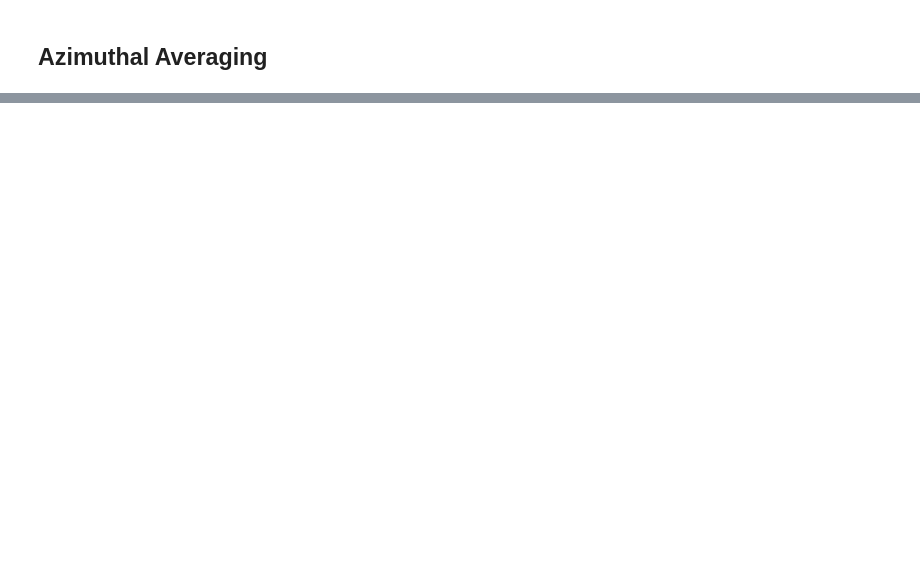
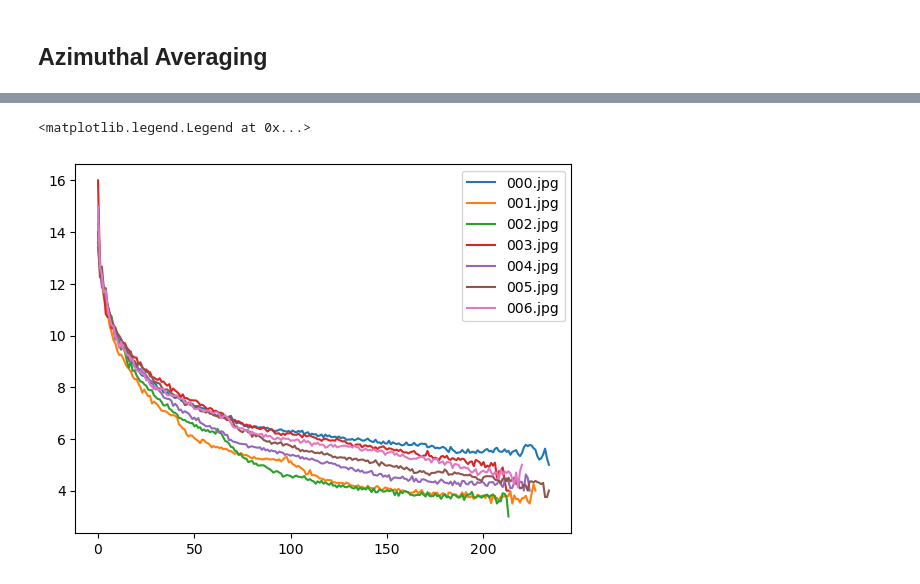
Before and after one commit to yooseungkim/Signals-and-Systems-PA, a Jupyter notebook: 2d_fourier.ipynb, the cells around one changed output, grey strips where cells are left out. Drawn from its saved outputs; the diff is of its cells as text; code cells hidden in the pictures; blank space fills up the shorter version.

```diff
--- a/2d_fourier.ipynb
+++ b/2d_fourier.ipynb
@@ -159,7 +62,7 @@ process ended
 # %% [markdown]
 ## Azimuthal Averaging
 # %%
-def azimuthal_averaging(img: Matrix):
+def azimuthal_averaging(img: np.ndarray):
     h, w = img.shape
     center = (h // 2, w // 2)
     max_radius = np.sqrt(center[0] ** 2 + center[1] ** 2)
@@ -168,12 +71,11 @@ def azimuthal_averaging(img: Matrix):
     max_radius = int(max_radius)
     cum_sum_freq = np.array([0 for _ in range(max_radius)])
     pixels = np.array([0 for _ in range(max_radius)])
-
     for i in range(h):
         for j in range(w):
-            radius = np.sqrt((i - center[0]) ** 2 + (j - center[1]) ** 2)
-            cum_sum_freq[int(radius)] += img[i][j]
-            pixels[int(radius)] += 1
+            radius = int(np.sqrt((i - center[0]) ** 2 + (j - center[1]) ** 2))
+            cum_sum_freq[radius] += img[i][j]
+            pixels[radius] += 1
     cum_sum_freq = cum_sum_freq / pixels
-    cum_sum_freq = np.sort(cum_sum_freq)[::-1]
+    cum_sum_freq = cum_sum_freq[::-1]
     return cum_sum_freq
@@ -202,0 +97,10 @@ array([3.38078567e+06, 5.43457500e+05, 4.04389875e+05, 2.08816067e+05,
+# %%
+for i in range(7):
+    img = images[i]
+    fft_img = fft2(img)
+    azimuthal = azimuthal_averaging(np.log(np.abs(fft_img)))
+    plt.plot(azimuthal, label = "00{}.jpg".format(i))
+plt.legend()
+# %% [output]
+<matplotlib.legend.Legend at 0x...>
+[figure, added]
```
Also changed, not shown: parts of 11 cells of this notebook, 15 other files.
